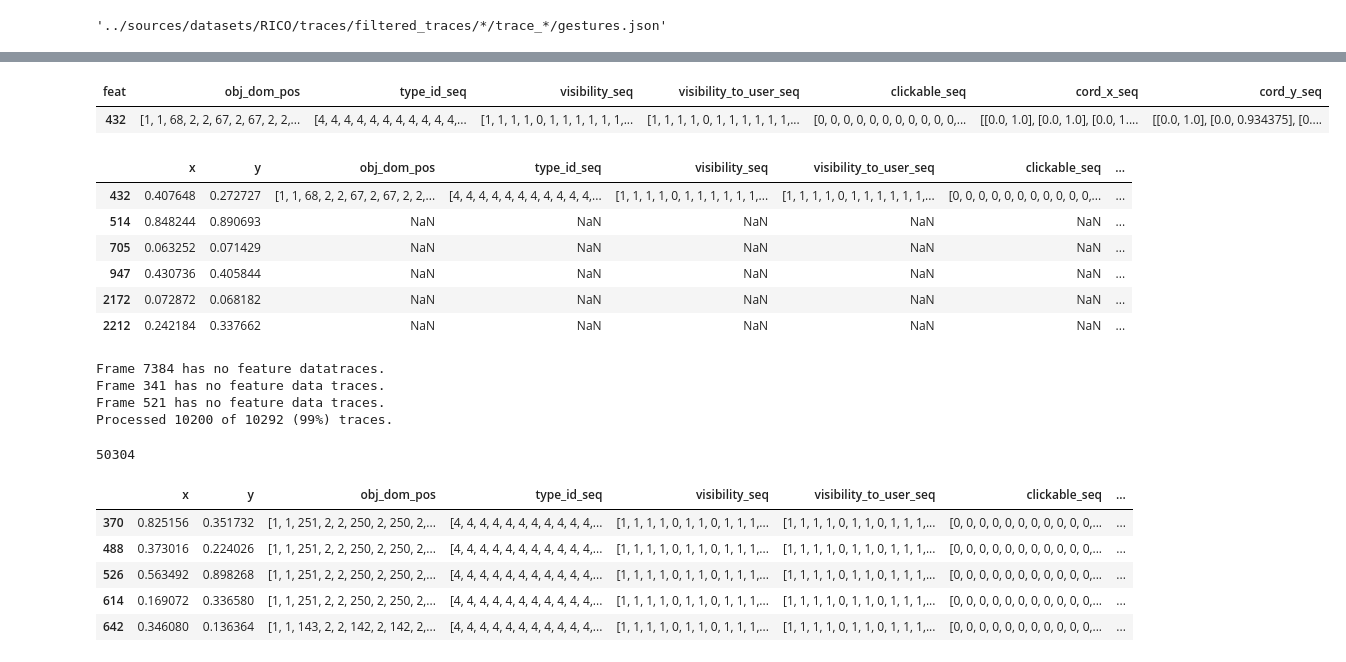
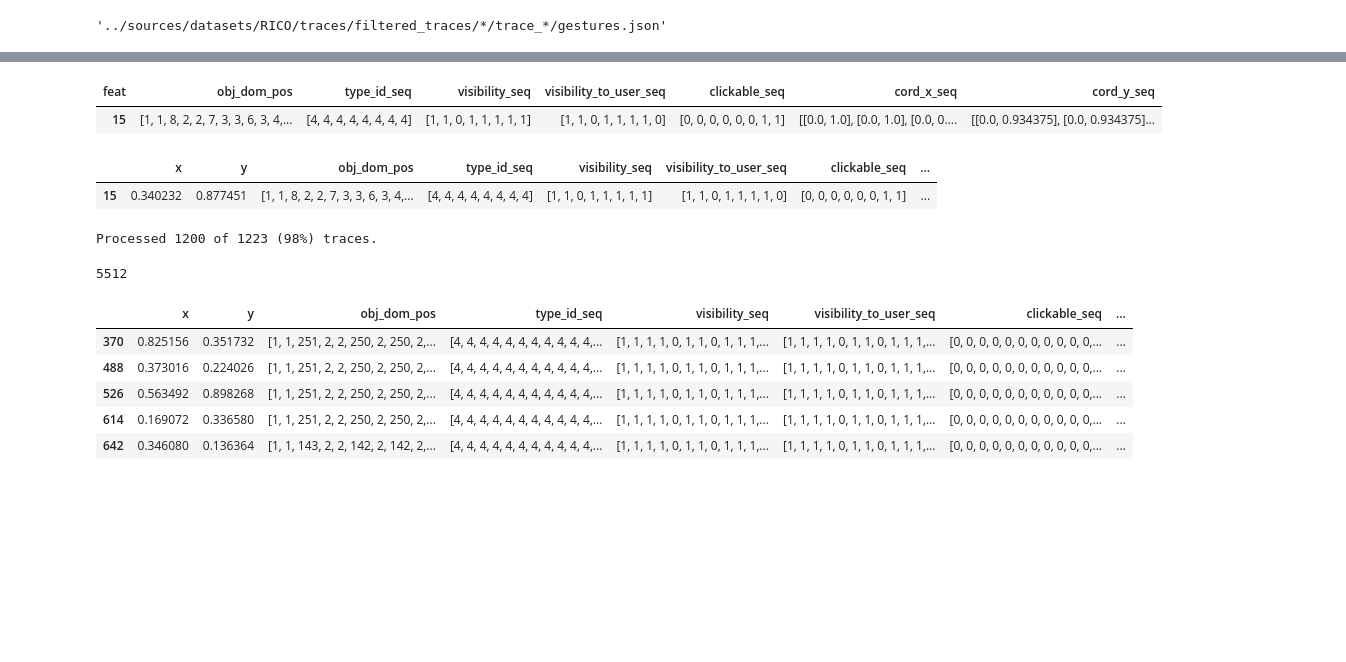
Before and after one commit to Gustl22/android_intent_prediction, a Jupyter notebook: rnn/rnn_model.ipynb, the cells around one changed output, grey strips where cells are left out. Cells and saved outputs as stored; diff of their text form; code cells hidden in the pictures; blank space fills up the shorter version.

```diff
--- a/rnn/rnn_model.ipynb
+++ b/rnn/rnn_model.ipynb
@@ -91,14 +92,14 @@ def get_features_from_tree(frame_index, trace_path):
   return tree_feature_df
   #return pd.DataFrame(features_adapt, index=[frame_index])
 # %%
-gesture_path = gesture_json_paths[42]
+gesture_path = gesture_json_paths[43]
 gesture_df, trace_path = get_features_from_gestures(gesture_path)
 frameIndex = gesture_df.index.values[0]
 feature_df = get_features_from_tree(frameIndex, trace_path)
 feature_df
 #feature_item = features[0]
 #feature_item
 #tf.convert_to_tensor(feature_item[1], dtype=keys_to_dtype[feature_item[0]])
 # %% [output]
 | feat | obj_dom_pos | type_id_seq | visibility_seq | visibility_to_user_seq | clickable_seq | cord_x_seq | cord_y_seq |
-| 432 | [1, 1, 68, 2, 2, 67, 2, 67, 2, 2,... | [4, 4, 4, 4, 4, 4, 4, 4, 4, 4, 4,... | [1, 1, 1, 1, 0, 1, 1, 1, 1, 1, 1,... | [1, 1, 1, 1, 0, 1, 1, 1, 1, 1, 1,... | [0, 0, 0, 0, 0, 0, 0, 0, 0, 0, 0,... | [[0.0, 1.0], [0.0, 1.0], [0.0, 1.... | [[0.0, 1.0], [0.0, 0.934375], [0.... |
+| 15 | [1, 1, 8, 2, 2, 7, 3, 3, 6, 3, 4,... | [4, 4, 4, 4, 4, 4, 4, 4] | [1, 1, 0, 1, 1, 1, 1, 1] | [1, 1, 0, 1, 1, 1, 1, 0] | [0, 0, 0, 0, 0, 0, 1, 1] | [[0.0, 1.0], [0.0, 1.0], [0.0, 0.... | [[0.0, 0.934375], [0.0, 0.934375]... |
@@ -115,12 +113,7 @@ all_feat_df = pd.concat([gesture_df, feature_df], axis=1)
 all_feat_df
 # %% [output]
 |  | x | y | obj_dom_pos | type_id_seq | visibility_seq | visibility_to_user_seq | clickable_seq | ... |
-| 432 | 0.407648 | 0.272727 | [1, 1, 68, 2, 2, 67, 2, 67, 2, 2,... | [4, 4, 4, 4, 4, 4, 4, 4, 4, 4, 4,... | [1, 1, 1, 1, 0, 1, 1, 1, 1, 1, 1,... | [1, 1, 1, 1, 0, 1, 1, 1, 1, 1, 1,... | [0, 0, 0, 0, 0, 0, 0, 0, 0, 0, 0,... | ... |
-| 514 | 0.848244 | 0.890693 | NaN | NaN | NaN | NaN | NaN | ... |
-| 705 | 0.063252 | 0.071429 | NaN | NaN | NaN | NaN | NaN | ... |
-| 947 | 0.430736 | 0.405844 | NaN | NaN | NaN | NaN | NaN | ... |
-| 2172 | 0.072872 | 0.068182 | NaN | NaN | NaN | NaN | NaN | ... |
-| 2212 | 0.242184 | 0.337662 | NaN | NaN | NaN | NaN | NaN | ... |
+| 15 | 0.340232 | 0.877451 | [1, 1, 8, 2, 2, 7, 3, 3, 6, 3, 4,... | [4, 4, 4, 4, 4, 4, 4, 4] | [1, 1, 0, 1, 1, 1, 1, 1] | [1, 1, 0, 1, 1, 1, 1, 0] | [0, 0, 0, 0, 0, 0, 1, 1] | ... |
 # %%
 #feature_df['type_id_seq'].iloc[0][0].dtype
 # %%
@@ -154,11 +147,8 @@ for trace_id, gesture_path in enumerate(gesture_json_paths):
 
 len(feature_traces)
 # %% [output]
-Frame 7384 has no feature datatraces.
-Frame 341 has no feature data traces.
-Frame 521 has no feature data traces.
-Processed 10200 of 10292 (99%) traces.
+Processed 1200 of 1223 (98%) traces.
-50304
+5512
 # %%
 feature_traces.head()
 # %% [output]
```
Also changed, not shown: parts of 19 cells of this notebook.
